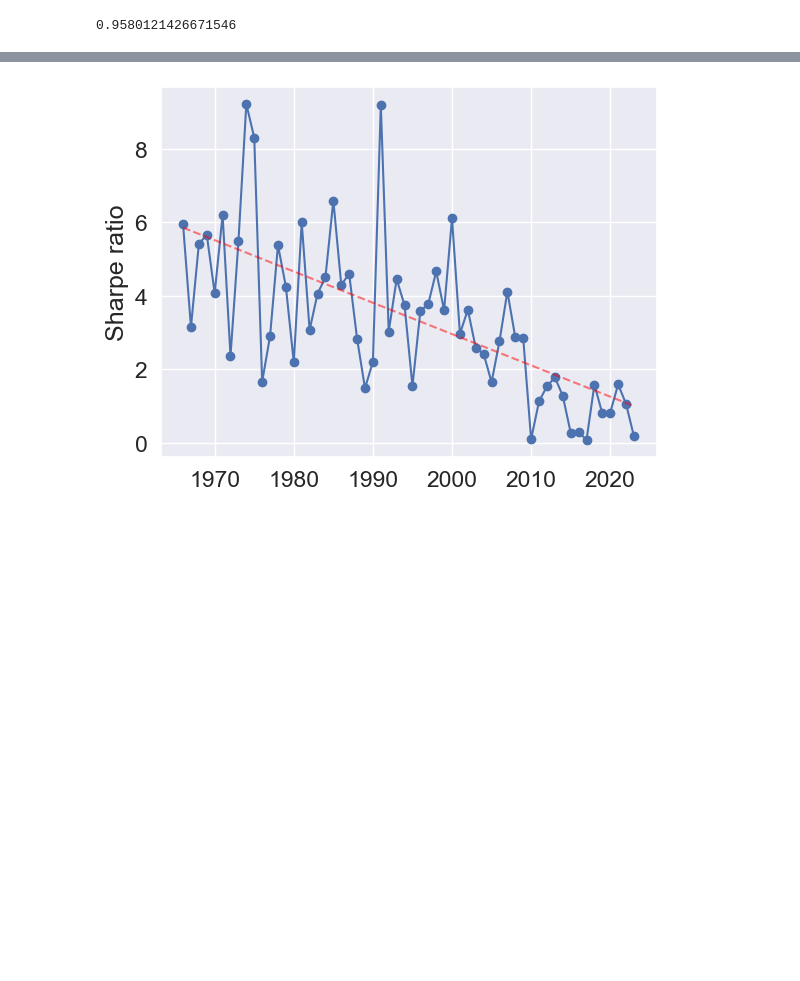
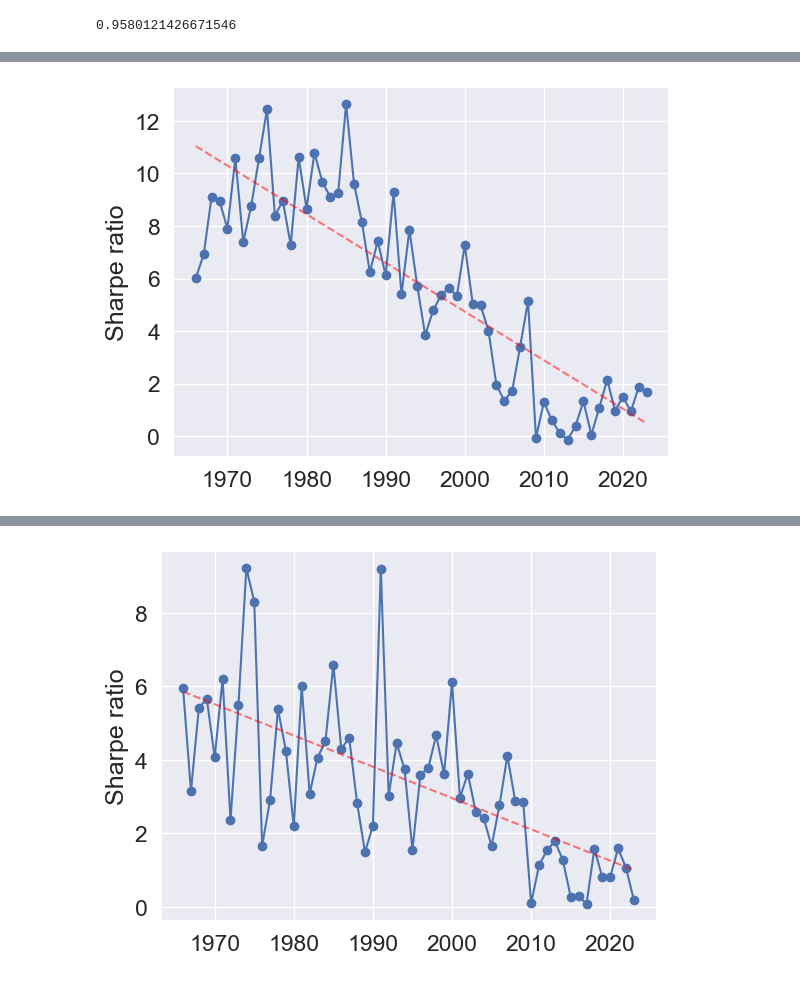
Before and after one commit to cvxgrp/cov_pred_finance, a Jupyter notebook: experiments/factor_portfolios.ipynb, the cells around one changed output, grey strips where cells are left out. Cells and saved outputs as stored; diff of their text form; code cells hidden in the pictures; blank space fills up the shorter version.

```diff
--- a/experiments/factor_portfolios.ipynb
+++ b/experiments/factor_portfolios.ipynb
@@ -367,0 +523,8 @@ SRs.loc["2010-01-01":].mean()
+# %%
+# 5-day EWMA
+trader = traders_mean_var["5"]
+trader.returns = trader.R
+SRs = yearly_SR(trader)
+plt.legend().remove()
+# %% [output]
+[figure, added]
```
Also changed, not shown: parts of 29 cells of this notebook, 4 other files.
